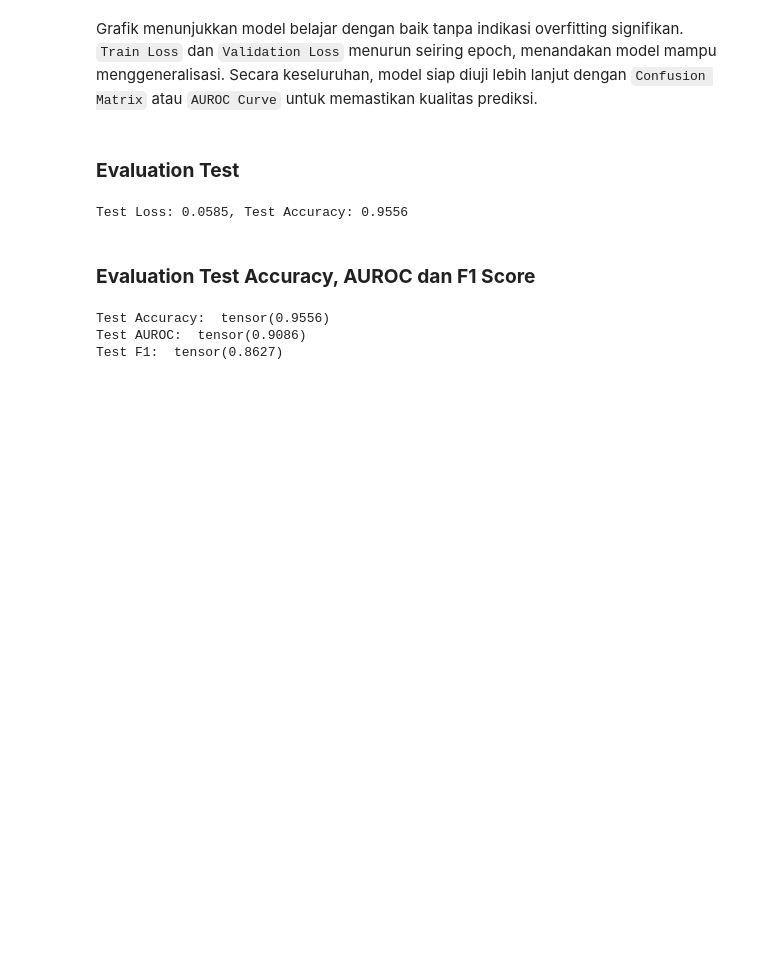
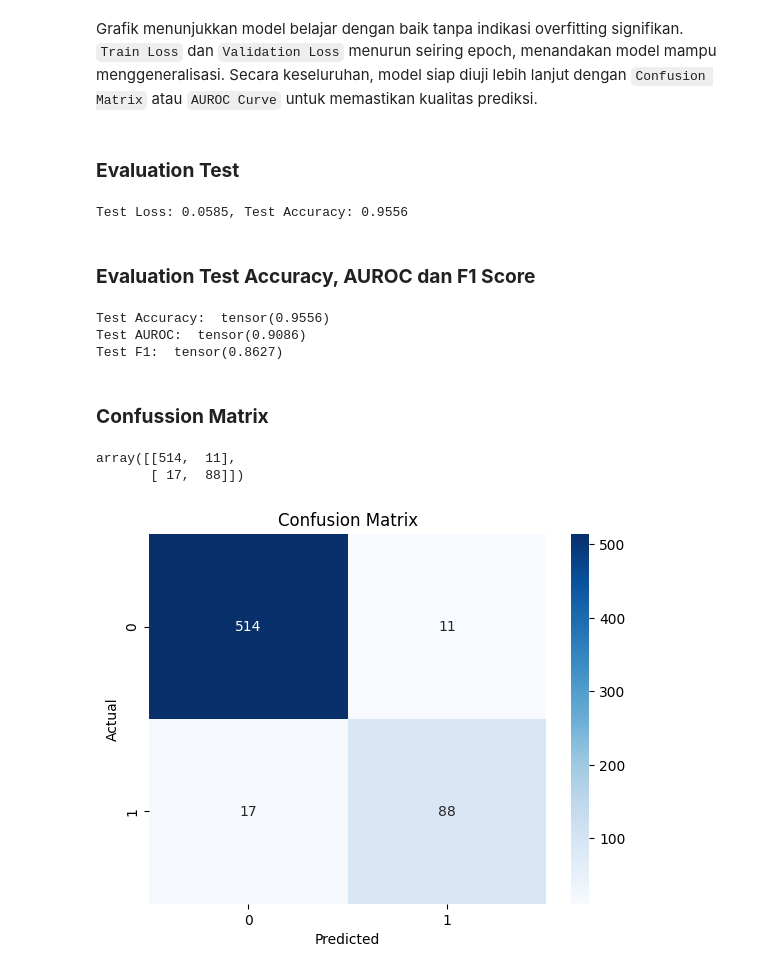
Before and after one commit to covryzne/tbc-detection-skripsi, a Jupyter notebook: tbc_detection_skripsi_netebook.ipynb, the cells around one changed output. Drawn from its saved outputs; the diff is of its cells as text; code cells hidden in the pictures; blank space fills up the shorter version.

Commit message:
feat: add confusion matrix visualization for error analysis

```diff
--- a/tbc_detection_skripsi_netebook.ipynb
+++ b/tbc_detection_skripsi_netebook.ipynb
@@ -831,3 +831,20 @@ print("Test F1: ", f1)
 Test Accuracy:  tensor(0.9556)
 Test AUROC:  tensor(0.9086)
 Test F1:  tensor(0.8627)
+# %% [markdown]
+### **Confussion Matrix**
+# %%
+conf_matrix = confusion_matrix(y_true, y_hat)
+conf_matrix
+# %% [output]
+array([[514,  11],
+       [ 17,  88]])
+# %%
+cm = confusion_matrix(y_true, y_hat)
+sns.heatmap(cm, annot=True, fmt='d', cmap='Blues')
+plt.xlabel("Predicted")
+plt.ylabel("Actual")
+plt.title("Confusion Matrix")
+plt.show()
+# %% [output]
+[figure, added]
```
